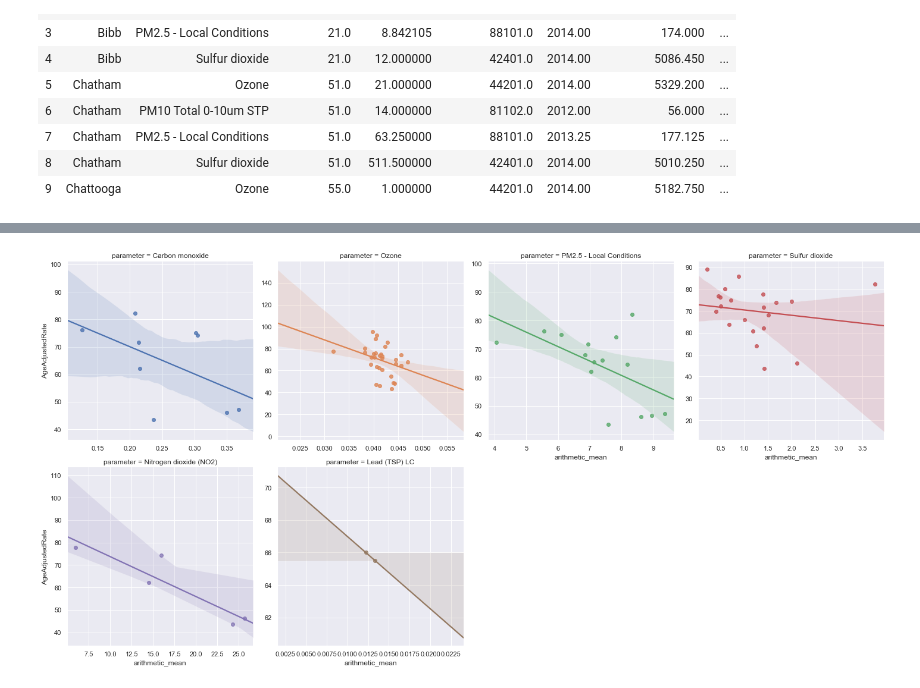
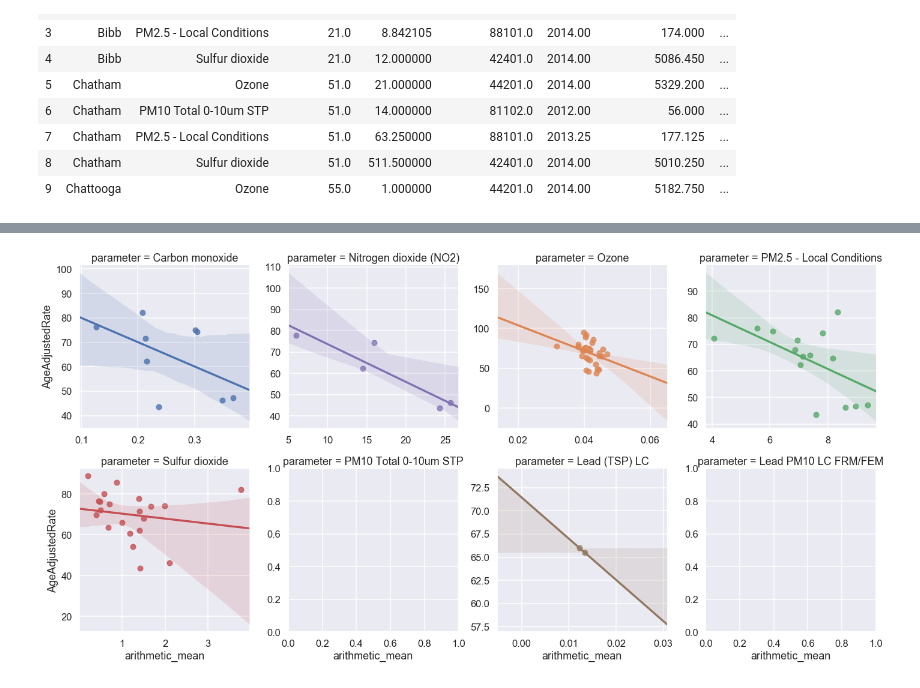
Before and after one commit to bbjornstad-flatiron/flatiron-mod3-project, a Jupyter notebook: data_analysis.ipynb, the cells around one changed output, grey strips where cells are left out. Saved outputs shown, nothing was run; the diff lists cells and outputs as text; code cells hidden in the pictures.

Commit message:
Added better plots

```diff
--- a/data_analysis.ipynb
+++ b/data_analysis.ipynb
@@ -8,4 +8,4 @@ from scipy import stats
 import seaborn as sns
 import matplotlib.pyplot as plt
 sns.set()
-plt.tight_layout()
+sns.set_context('talk')
@@ -159,12 +159,14 @@ il_lm.savefig('plots/il_relations_by_param.png')
 # %%
-sns.lmplot(
+ny_lm = sns.lmplot(
     x='arithmetic_mean',
     y='AgeAdjustedRate',
     hue='parameter',
     col='parameter',
     data=ny_merged_df,
     col_wrap=4,
     sharex=False,
     sharey=False);
+
+ny_lm.savefig('plots/ny_relations_by_param.png')
 # %% [output]
-[figure, old version]
+[figure, new version]
```
Also changed, not shown: parts of 13 cells of this notebook, 4 other files.
